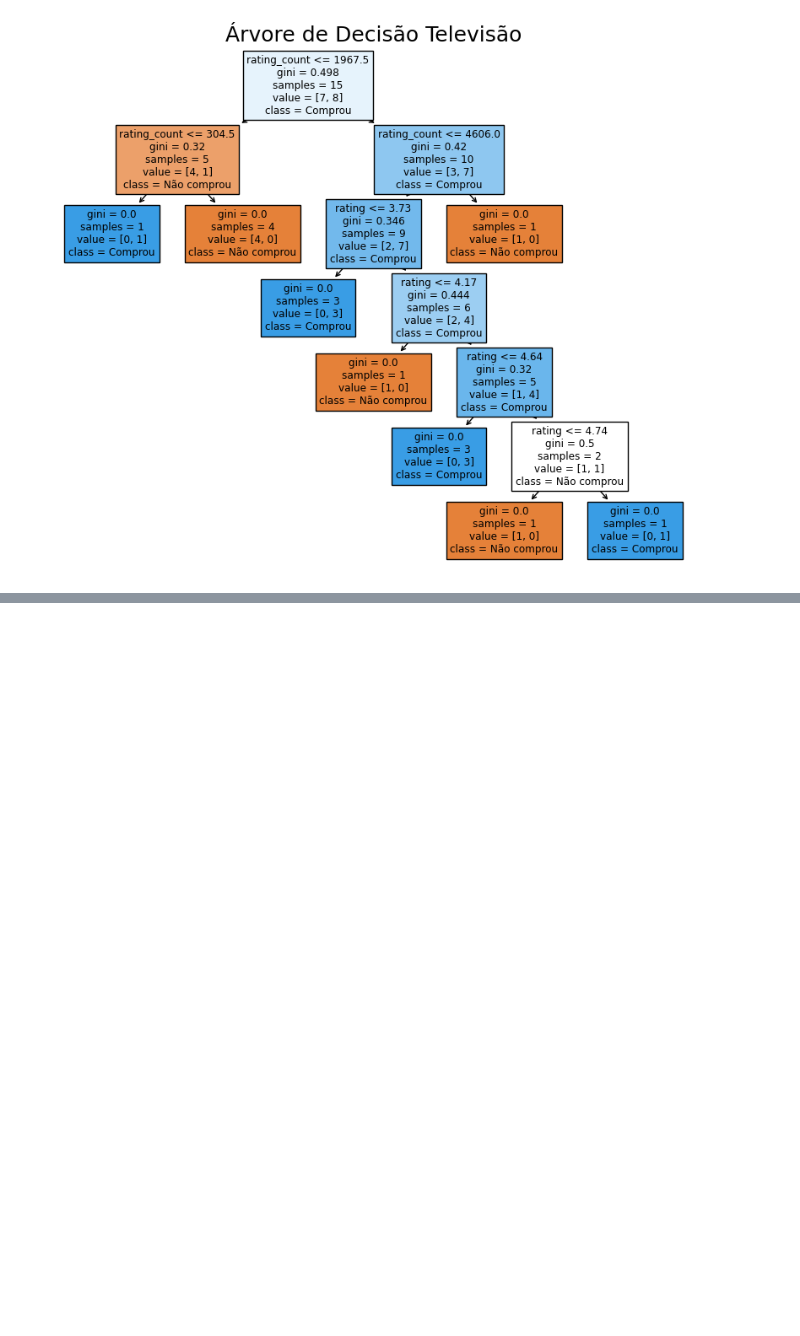
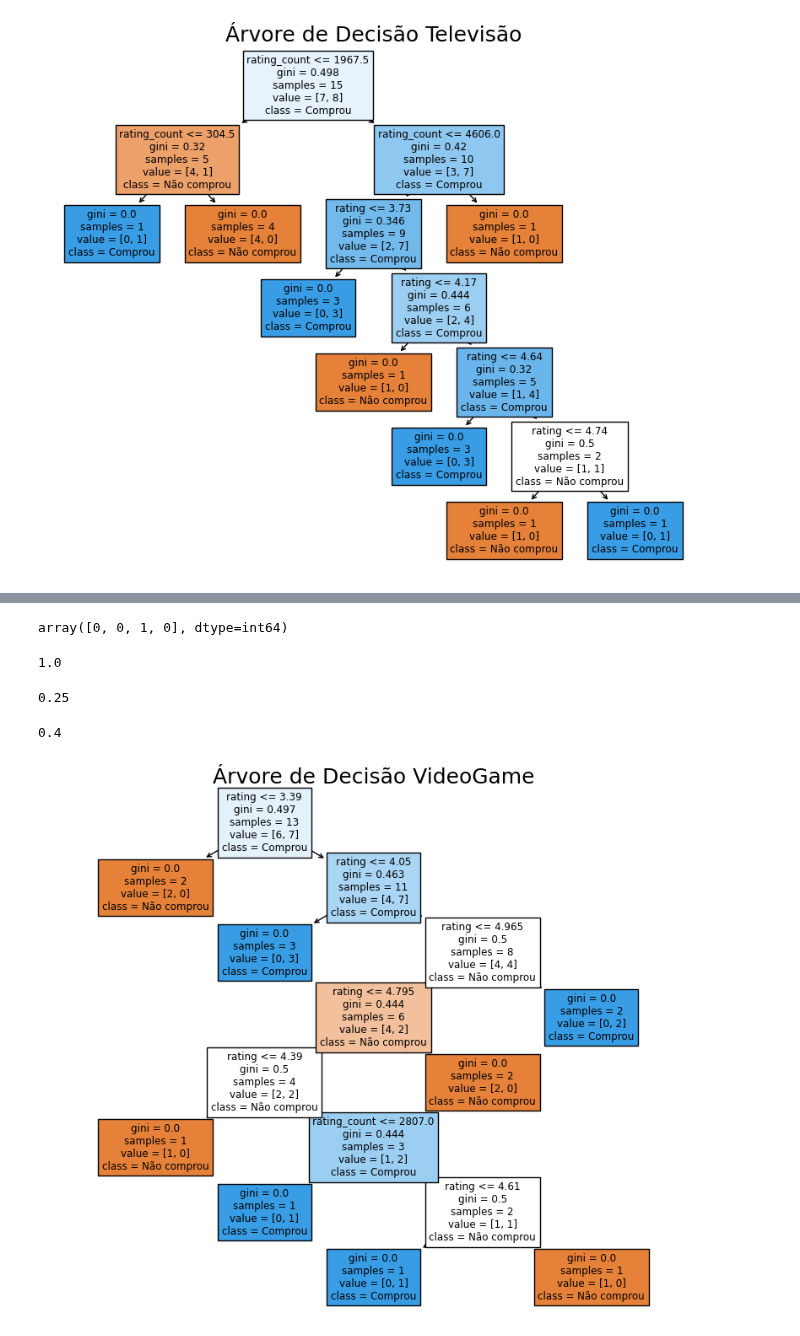
Before and after one commit to RSVictor/Codigos_IABD2024, a Jupyter notebook: Formativa/formativa.ipynb, the cells around one changed output, grey strips where cells are left out. Saved outputs shown, nothing was run; the diff lists cells and outputs as text; code cells hidden in the pictures; blank space fills up the shorter version.

```diff
--- a/Formativa/formativa.ipynb
+++ b/Formativa/formativa.ipynb
@@ -114,0 +223,45 @@ plt.show()
+# %%
+#Separando os dados da VideoGame
+xgame=df.loc[df['product_name'] == 'Videogame', ['rating','rating_count']]
+ygame = df.loc[df['product_name'] == 'Videogame', 'purchased']
+# %%
+#Dividindo os dados em treino e teste
+Xgame_treino, Xgame_teste, ygame_treino, ygame_teste = train_test_split(xgame,
+                                                        ygame,
+                                                         test_size=0.2,
+                                                         random_state=42)
+# %%
+#Treinamento do modelo
+modelo_game= DecisionTreeClassifier()
+modelo_game.fit(Xgame_treino, ygame_treino)
+
+previsoes_game = modelo.predict(Xgame_teste) # dentro de modelo predict é colocoda os Xteste
+previsoes_game
+# %% [output]
+array([0, 0, 1, 0], dtype=int64)
+# %%
+precisao_game = precision_score(ygame_teste,previsoes_game,pos_label=1)
+precisao_game
+# %% [output]
+1.0
+# %%
+recall_game = recall_score(ygame_teste,previsoes_game,pos_label=1)
+recall_game
+# %% [output]
+0.25
+# %%
+f1score_game= f1_score(ygame_teste,previsoes_game,pos_label=1)
+f1score_game
+# %% [output]
+0.4
+# %%
+#Arvore de decisão
+plt.figure(figsize=(10, 8))
+tree.plot_tree(modelo_game,
+               feature_names=['rating','rating_count'],
+               class_names=['Não comprou', 'Comprou'],
+               filled=True)
+plt.title('Árvore de Decisão VideoGame', fontsize=18)
+plt.show()
+# %% [output]
+[figure, added]
```
Also changed, not shown: parts of 32 cells of this notebook.
